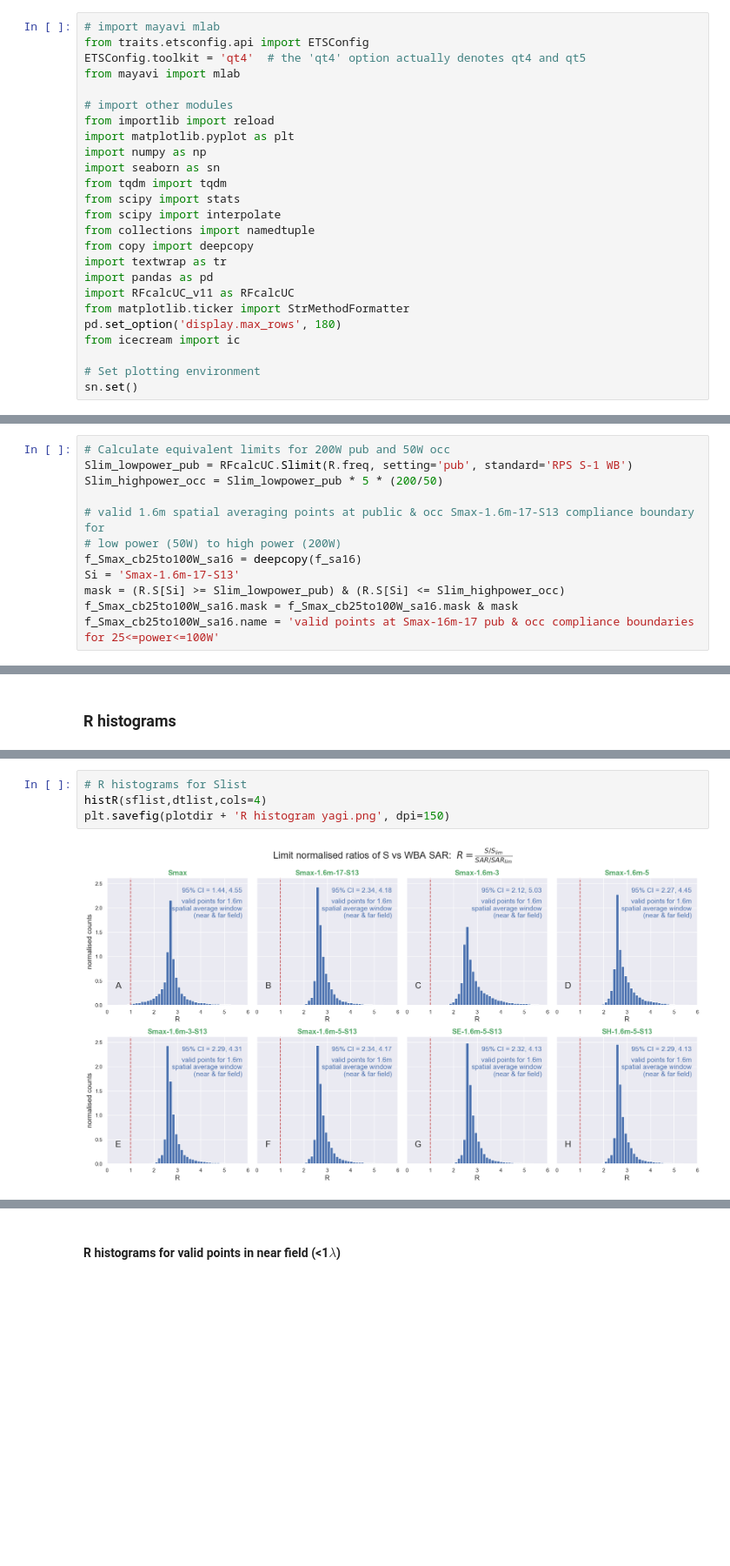
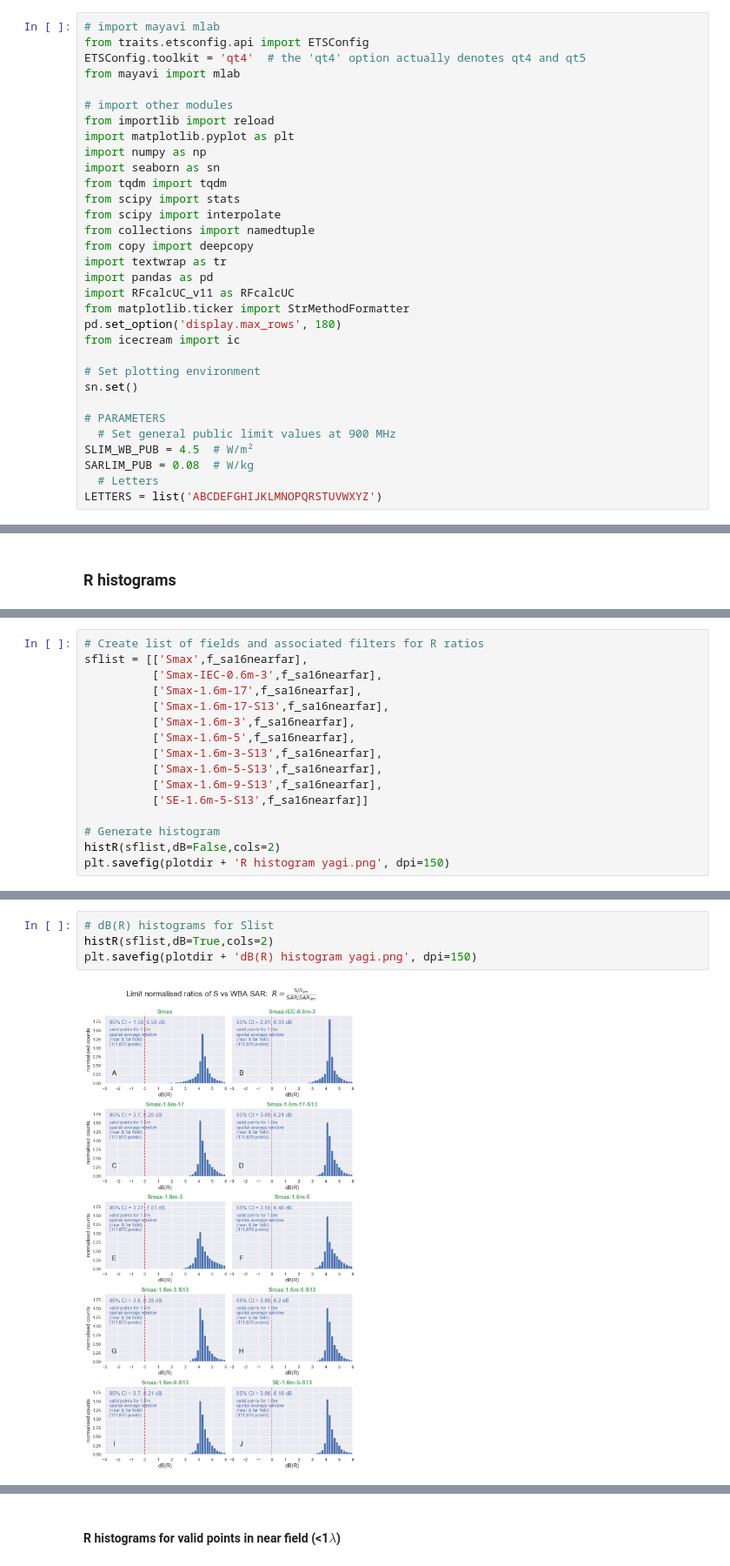
Before and after one commit to dreme/spatial-averaging-wg, a Jupyter notebook: notebooks/horizontal_yagi_trial3.ipynb, the cells around one changed output, grey strips where cells are left out. Shown at 87% size. Drawn from its saved outputs; the diff is of its cells as text; blank space fills up the shorter version.

Commit message:
Clean up filters in MBS_panel_trial2

```diff
--- a/notebooks/horizontal_yagi_trial3.ipynb
+++ b/notebooks/horizontal_yagi_trial3.ipynb
@@ -35,6 +35,13 @@ from icecream import ic
 
 # Set plotting environment
 sn.set()
+
+# PARAMETERS
+  # Set general public limit values at 900 MHz
+SLIM_WB_PUB = 4.5  # W/m²
+SARLIM_PUB = 0.08  # W/kg
+  # Letters
+LETTERS = list('ABCDEFGHIJKLMNOPQRSTUVWXYZ')
 # %% [markdown]
 ## Look at model metadata for the spatial averaging trials
 # %%
@@ -510,12 +503,0 @@ R.datatitles
-# %%
-# Calculate equivalent limits for 200W pub and 50W occ
-Slim_lowpower_pub = RFcalcUC.Slimit(R.freq, setting='pub', standard='RPS S-1 WB')
-Slim_highpower_occ = Slim_lowpower_pub * 5 * (200/50)
-
-# valid 1.6m spatial averaging points at public & occ Smax-1.6m-17-S13 compliance boundary for
-# low power (50W) to high power (200W)
-f_Smax_cb25to100W_sa16 = deepcopy(f_sa16)
-Si = 'Smax-1.6m-17-S13'
-mask = (R.S[Si] >= Slim_lowpower_pub) & (R.S[Si] <= Slim_highpower_occ)
-f_Smax_cb25to100W_sa16.mask = f_Smax_cb25to100W_sa16.mask & mask
-f_Smax_cb25to100W_sa16.name = 'valid points at Smax-16m-17 pub & occ compliance boundaries for 25<=power<=100W'
@@ -966,0 +1037,16 @@ def showstats(dtlist,sflist):
+# %%
+# Create list of fields and associated filters for R ratios
+sflist = [['Smax',f_sa16nearfar],
+          ['Smax-IEC-0.6m-3',f_sa16nearfar],
+          ['Smax-1.6m-17',f_sa16nearfar],
+          ['Smax-1.6m-17-S13',f_sa16nearfar],
+          ['Smax-1.6m-3',f_sa16nearfar],
+          ['Smax-1.6m-5',f_sa16nearfar],
+          ['Smax-1.6m-3-S13',f_sa16nearfar],
+          ['Smax-1.6m-5-S13',f_sa16nearfar],
+          ['Smax-1.6m-9-S13',f_sa16nearfar],
+          ['SE-1.6m-5-S13',f_sa16nearfar]]
+
+# Generate histogram
+histR(sflist,dB=False,cols=2)
+plt.savefig(plotdir + 'R histogram yagi.png', dpi=150)
@@ -967,6 +1072,6 @@ def showstats(dtlist,sflist):
 # %%
-# R histograms for Slist
-histR(sflist,dtlist,cols=4)
-plt.savefig(plotdir + 'R histogram yagi.png', dpi=150)
+# dB(R) histograms for Slist
+histR(sflist,dB=True,cols=2)
+plt.savefig(plotdir + 'dB(R) histogram yagi.png', dpi=150)
 # %% [output]
-[figure, old version]
+[figure, new version]
```
Also changed, not shown: parts of 74 cells of this notebook, 33 other files.
